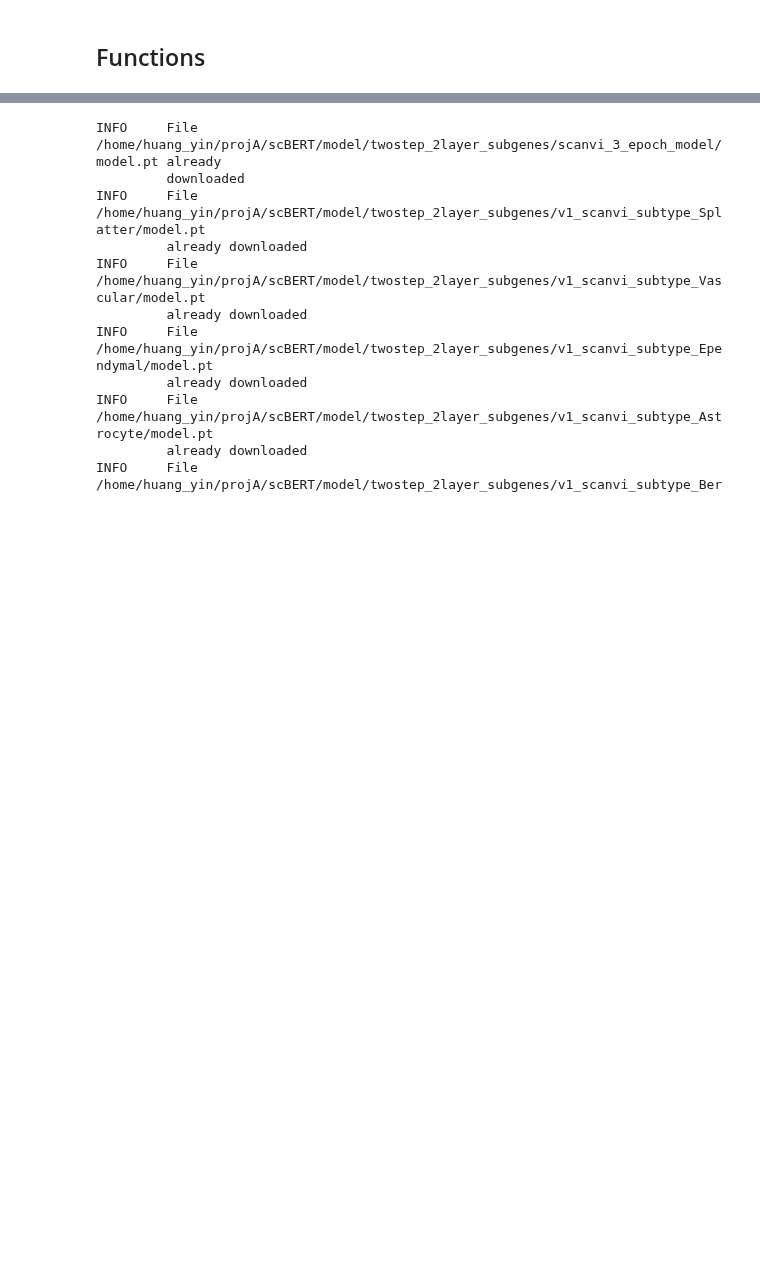
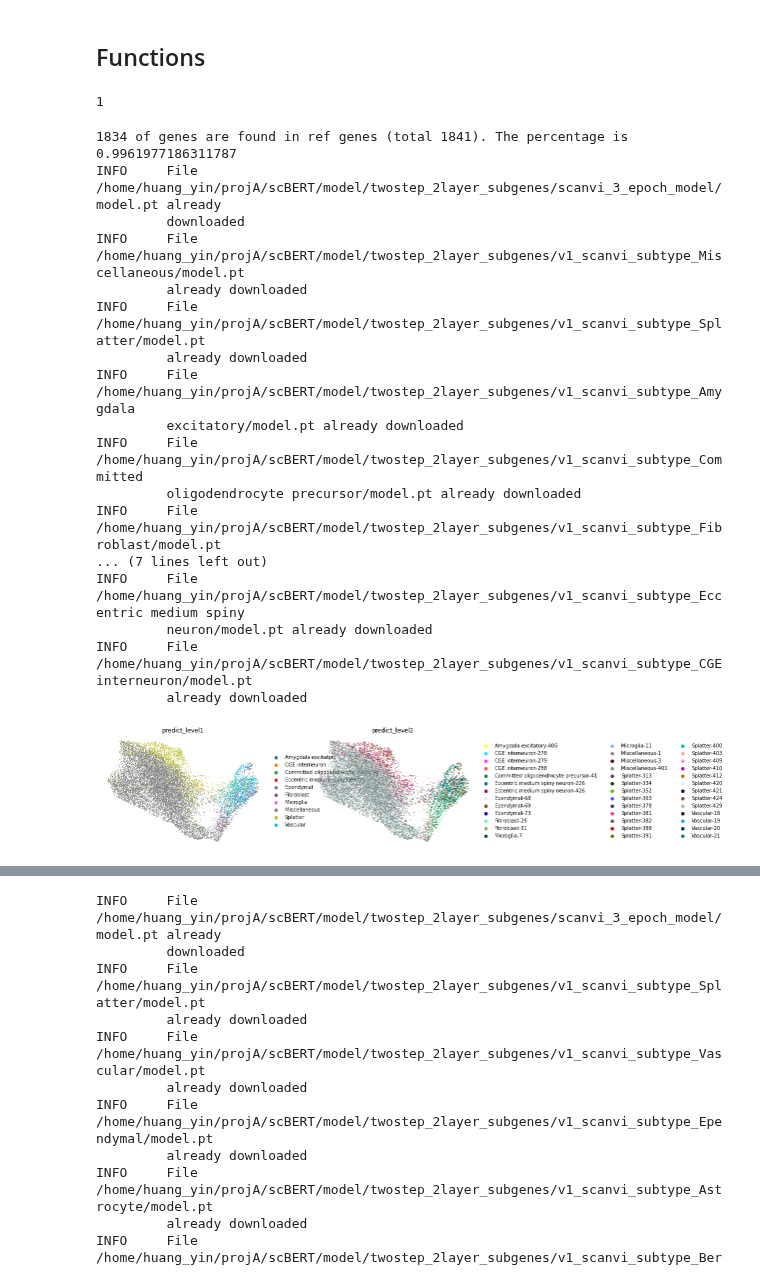
Before and after one commit to rnacentre/scAnnot, a Jupyter notebook: nbs/00_core.ipynb, the cells around one changed output, grey strips where cells are left out. Cells and saved outputs as stored; diff of their text form; code cells hidden in the pictures; blank space fills up the shorter version.

```diff
--- a/nbs/00_core.ipynb
+++ b/nbs/00_core.ipynb
@@ -20,0 +22,3 @@ Global seed set to 0
+# %%
+adata=sc.read('../../scBERT/data/whole_brain_sub_genes_overlap_with_other_dataset.h5ad')
+adata.layers["counts"] = adata.X
@@ -20,0 +27,2 @@ Global seed set to 0
+# %%
+ref=ad.AnnData(adata.X.getrow(0),var=adata.var)
@@ -32,7 +64,17 @@ def scAnnot(h5:str, #the input h5ad file, must have row counts in X or layers
 
     if 'counts' not in ad.layers.keys():
         ad.layers['counts']=ad.X
+    arr=ad.layers['counts'].data
+    if not np.array_equal(arr, np.round(arr)):
+        raise ValueError("Not all counts are integers")
 
+    #concatenate query and ref
+    ref=sc.read('/home/huang_yin/projA/scBERT/model/reference_genes.h5ad')
+    ad=ad[:,ad.var.index.isin(ref.var.index)]
+    print(f'{ad.shape[1]} of genes are found in ref genes (total {ref.shape[1]}). The percentage is {ad.shape[1]/ref.shape[1]}')
+    ad=ad.concatenate(ref,join='outer')[1:] #remove ref cell
+    if not ad.var.index.equals(ref.var.index):
+        raise ValueError("The order of gene are not the same between query and reference")
     model=scvi.model.SCANVI.load_query_data(
             ad,
             '/home/huang_yin/projA/scBERT/model/twostep_2layer_subgenes/scanvi_3_epoch_model/',
@@ -71,3 +113,30 @@ def scAnnot(h5:str, #the input h5ad file, must have row counts in X or layers
             ad.write_h5ad(output)
             return
     return ad
+# %%
+import torch
+torch.cuda.set_device(1)
+print(torch.cuda.current_device())
+# %% [output]
+1
+# %%
+ad=scAnnot('/home/huang_ziliang/project/brain/data/public/human_brain_CorticalOrganoids_Ziffra_2021_ATAC-seq_10x/h5/VitACtrlDEAB_umap.h5ad',show=True)
+# %% [output]
+1834 of genes are found in ref genes (total 1841). The percentage is 0.9961977186311787
+INFO     File /home/huang_yin/projA/scBERT/model/twostep_2layer_subgenes/scanvi_3_epoch_model/model.pt already
+         downloaded
+INFO     File /home/huang_yin/projA/scBERT/model/twostep_2layer_subgenes/v1_scanvi_subtype_Miscellaneous/model.pt
+         already downloaded
+INFO     File /home/huang_yin/projA/scBERT/model/twostep_2layer_subgenes/v1_scanvi_subtype_Splatter/model.pt
+         already downloaded
+INFO     File /home/huang_yin/projA/scBERT/model/twostep_2layer_subgenes/v1_scanvi_subtype_Amygdala
+         excitatory/model.pt already downloaded
+INFO     File /home/huang_yin/projA/scBERT/model/twostep_2layer_subgenes/v1_scanvi_subtype_Committed
+         oligodendrocyte precursor/model.pt already downloaded
+INFO     File /home/huang_yin/projA/scBERT/model/twostep_2layer_subgenes/v1_scanvi_subtype_Fibroblast/model.pt
+... (7 lines left out)
+INFO     File /home/huang_yin/projA/scBERT/model/twostep_2layer_subgenes/v1_scanvi_subtype_Eccentric medium spiny
+         neuron/model.pt already downloaded
+INFO     File /home/huang_yin/projA/scBERT/model/twostep_2layer_subgenes/v1_scanvi_subtype_CGE interneuron/model.pt
+         already downloaded
+[figure, added]
```
Also changed, not shown: parts of 7 cells of this notebook, 2 other files.
